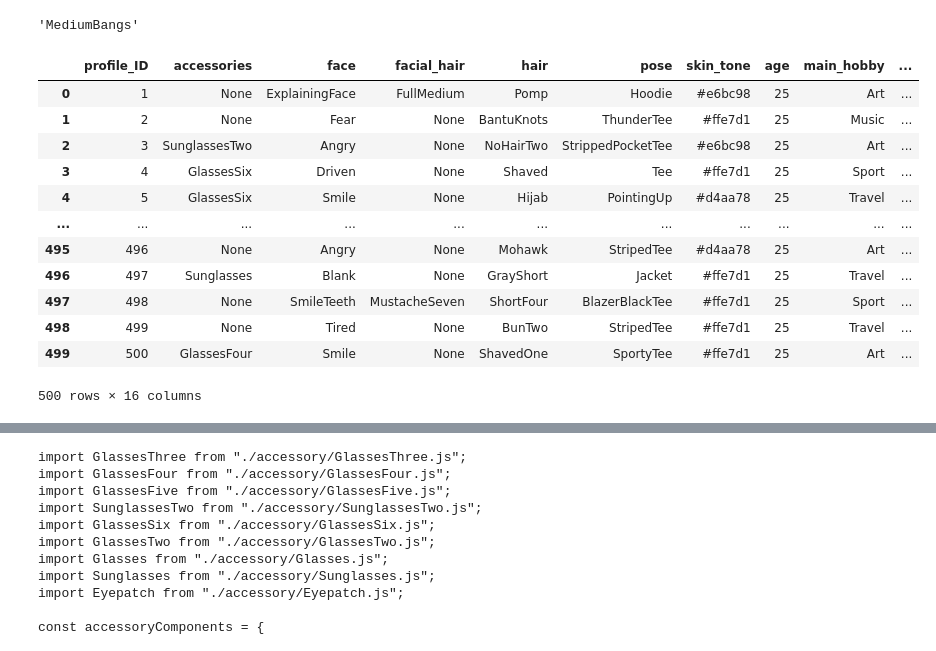
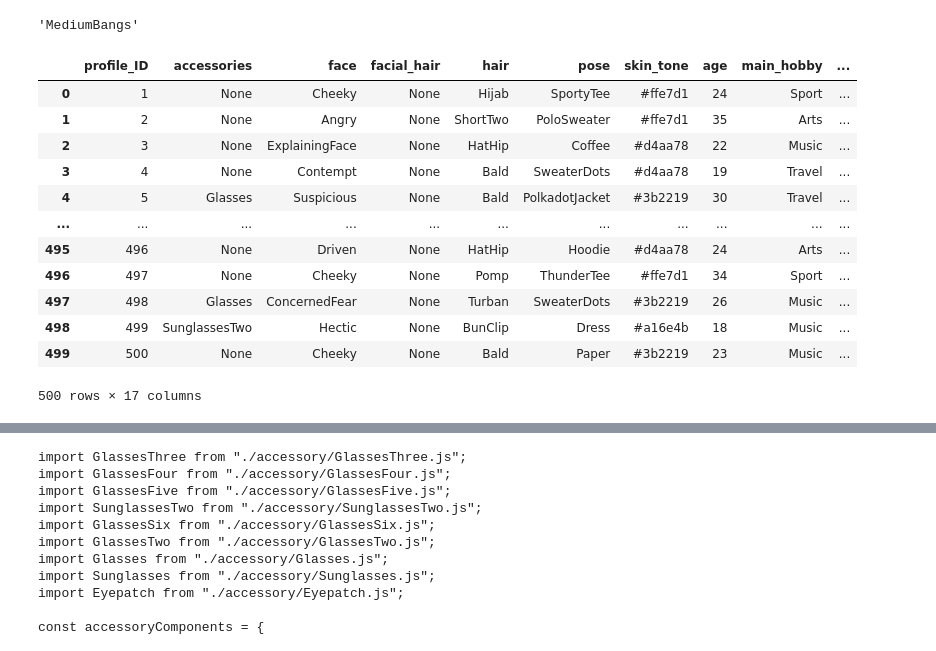
Before and after one commit to sofiahafner/dating-app-experiment, a Jupyter notebook: profiles/ProfileCreation.ipynb, the cells around one changed output, grey strips where cells are left out. Saved outputs shown, nothing was run; the diff lists cells and outputs as text; code cells hidden in the pictures.

```diff
--- a/profiles/ProfileCreation.ipynb
+++ b/profiles/ProfileCreation.ipynb
@@ -235,6 +235,6 @@ hair_traits = {
 # %%
 accessories.pop(accessories.index("Eyepatch"))
-facial_hair.pop(facial_hair.index("MustacheEight"))
+# facial_hair.pop(facial_hair.index("MustacheEight"))
 
 poses.pop(poses.index("Killer"))
 
@@ -263,34 +263,49 @@ clothes_colors = ["#b04337", "#e69722", "#3c9c10", "#6ae8eb", "#2f4491", "#b08dc
 
 hair_colors = ["#4a3726", "#d6ba74", "#bf6008", "#c9c6c3", "#e33bdb", "#70e33b", "#0772de"]
 
+bio_tones = ["fun", "serious"]
 
 hobbies_dict = {
     "Sport": [
         "Tennis", "Soccer", "Basketball", "Baseball", "Volleyball",
         "Swimming", "Cycling", "Running", "Hiking", "Surfing",
         "Snowboarding", "Skiing", "Golf", "Boxing", "Martial Arts",
-        "Rock Climbing", "Horseback Riding", "Bowling", "Yoga", "Pilates"
+        "Rock Climbing", "Horseback Riding", "Bowling", "Yoga", "Pilates",
+        "Cricket", "Badminton", "Table Tennis", "Rugby", "Fishing",
+        "Archery", "Wrestling", "Skateboarding", "Sumo Wrestling", "Kabaddi",
+        "Darts", "Pool", "Horseshoes", "Softball", "Bocce Ball"
     ],
     "Music": [
         "Playing Guitar", "Playing Piano", "Playing Drums", "Singing",
         "Composing Music", "DJing", "Producing Music", "Writing Songs",
         "Attending Concerts", "Listening to Music", "Music Theory Study",
         "Playing Violin", "Playing Saxophone", "Karaoke", "Music Critique",
-        "Playing Flute", "Playing Trumpet", "Playing Cello", "Music Collecting", "Choir Singing"
+        "Playing Flute", "Playing Trumpet", "Playing Cello", "Music Collecting", "Choir Singing",
+        "Playing Sitar", "Playing Tabla", "Playing Djembe", "Reggae Music", "Gospel Singing",
+        "Country Music", "Bluegrass", "Playing Harmonica", "Playing Accordion"
     ],
-    "Art": [
+    "Arts": [
         "Painting", "Drawing", "Sculpting", "Photography",
         "Graphic Design", "Animation", "Calligraphy", "Printmaking",
         "Fashion Design", "Interior Design", "Ceramics", "Woodworking",
         "Jewelry Making", "Digital Art", "Street Art", "Mosaics",
-        "Film Making", "Theater", "Dance", "Architecture"
+        "Film Making", "Theater", "Dance", "Architecture",
+        "Henna Art", "Origami", "Tattoo Art", "Graffiti",
+        "Quilting", "Cross-Stitch", "Metal Sculpture",
+        "Knitting", "Crocheting", "Embroidery", "Sewing", "Quilting",
+        "Pottery", "Origami", "Paper Crafting", "Scrapbooking",
+        "Soap Making", "Beadwork", "Macrame", "Basket Weaving",
+        "Weaving", "Model Building", "Tapestry", "Metalworking",
+        "Wood Carving", "Furniture Making", "Model Railroading"
     ],
     "Travel": [
         "Backpacking", "Cruising", "Road Tripping", "Mountain Climbing",
         "Cultural Tourism", "Eco-Tourism", "Adventure Tourism", "Volunteer Tourism",
         "Historical Tourism", "Luxury Travel", "Camping", "Beach Holidays",
         "City Breaks", "Safari", "Ski Trips", "Food Tourism",
-        "Island Hopping", "Scuba Diving", "Spa Visits", "Business Travel"
+        "Island Hopping", "Scuba Diving", "Spa Visits", "Business Travel",
+        "Pilgrimage", "Rural Tourism", "Home Stays", "Train Travel", "Agritourism",
+        "RV Travel", "Fishing Trips", "Hunting Trips", "Amusement Parks"
     ]
 }
 # %%
@@ -300,49 +315,51 @@ df = pd.DataFrame({'profile_ID': range(1, 501)})
 def assign_peep_features(row):
     peep_accessories = random.choice(accessories) if random.random() > 0.7 else "None"
     peep_face = random.choice(faces)
-    peep_facial_hair = random.choice(facial_hair) if random.random() > 0.8 else "None"
+    peep_facial_hair = random.choice(facial_hair) if random.random() > 0.7 else "None"
     peep_hair = random.choice(hair)
     peep_pose = random.choice(poses)
-    main_hobby = random.choice(["Sport", "Music", "Art", "Travel"])
+    main_hobby = random.choice(["Sport", "Music", "Arts", "Travel"])
     skin_tone = random.choice(skin_tones)
-    age = 25
+    age = random.randint(18, 40)
     hobby_1 = random.choice(hobbies_dict[main_hobby])
     hobby_2 = random.choice(hobbies_dict[main_hobby])
     hair_color = random.choice(hair_colors)
     clothes_color = random.choice(clothes_colors)
+    bio_tone = random.choice(bio_tones)
 
     return pd.Series({
         'accessories': peep_accessories,
         'face': peep_face,
         'facial_hair': peep_facial_hair,
         'hair': peep_hair,
         'pose': peep_pose,
         'skin_tone': skin_tone,
         'age': age,
         'main_hobby': main_hobby,
         'hobby_1': hobby_1,
         'hobby_2': hobby_2,
         'hair_color' : hair_color,
-        'clothes_color' : clothes_color
+        'clothes_color' : clothes_color,
+        'bio_tone' : bio_tone
 
     })
 
-df[['accessories', 'face', 'facial_hair', 'hair', 'pose', 'skin_tone', 'age', 'main_hobby', 'hobby_1', 'hobby_2', 'hair_color', 'clothes_color' ]] = df.apply(assign_peep_features, axis=1)
+df[['accessories', 'face', 'facial_hair', 'hair', 'pose', 'skin_tone', 'age', 'main_hobby', 'hobby_1', 'hobby_2', 'hair_color', 'clothes_color', 'bio_tone' ]] = df.apply(assign_peep_features, axis=1)
 df['hair_short'] = df['hair'].apply(lambda x: hair_traits.get(x, {}).get('short', False))
 df['hair_curly'] = df['hair'].apply(lambda x: hair_traits.get(x, {}).get('curly', False))
 df['hair_braided'] = df['hair'].apply(lambda x: hair_traits.get(x, {}).get('braided', False))
 df
 # %% [output]
 |  | profile_ID | accessories | face | facial_hair | hair | pose | skin_tone | age | main_hobby | ... |
-| 0 | 1 | None | ExplainingFace | FullMedium | Pomp | Hoodie | #e6bc98 | 25 | Art | ... |
-| 1 | 2 | None | Fear | None | BantuKnots | ThunderTee | #ffe7d1 | 25 | Music | ... |
-| 2 | 3 | SunglassesTwo | Angry | None | NoHairTwo | StrippedPocketTee | #e6bc98 | 25 | Art | ... |
-| 3 | 4 | GlassesSix | Driven | None | Shaved | Tee | #ffe7d1 | 25 | Sport | ... |
-| 4 | 5 | GlassesSix | Smile | None | Hijab | PointingUp | #d4aa78 | 25 | Travel | ... |
+| 0 | 1 | None | Cheeky | None | Hijab | SportyTee | #ffe7d1 | 24 | Sport | ... |
+| 1 | 2 | None | Angry | None | ShortTwo | PoloSweater | #ffe7d1 | 35 | Arts | ... |
+| 2 | 3 | None | ExplainingFace | None | HatHip | Coffee | #d4aa78 | 22 | Music | ... |
+| 3 | 4 | None | Contempt | None | Bald | SweaterDots | #d4aa78 | 19 | Travel | ... |
+| 4 | 5 | Glasses | Suspicious | None | Bald | PolkadotJacket | #3b2219 | 30 | Travel | ... |
 | ... | ... | ... | ... | ... | ... | ... | ... | ... | ... | ... |
-| 495 | 496 | None | Angry | None | Mohawk | StripedTee | #d4aa78 | 25 | Art | ... |
-| 496 | 497 | Sunglasses | Blank | None | GrayShort | Jacket | #ffe7d1 | 25 | Travel | ... |
-| 497 | 498 | None | SmileTeeth | MustacheSeven | ShortFour | BlazerBlackTee | #ffe7d1 | 25 | Sport | ... |
-| 498 | 499 | None | Tired | None | BunTwo | StripedTee | #ffe7d1 | 25 | Travel | ... |
-| 499 | 500 | GlassesFour | Smile | None | ShavedOne | SportyTee | #ffe7d1 | 25 | Art | ... |
+| 495 | 496 | None | Driven | None | HatHip | Hoodie | #d4aa78 | 24 | Arts | ... |
+| 496 | 497 | None | Cheeky | None | Pomp | ThunderTee | #ffe7d1 | 34 | Sport | ... |
+| 497 | 498 | Glasses | ConcernedFear | None | Turban | SweaterDots | #3b2219 | 26 | Music | ... |
+| 498 | 499 | SunglassesTwo | Hectic | None | BunClip | Dress | #a16e4b | 18 | Music | ... |
+| 499 | 500 | None | Cheeky | None | Bald | Paper | #3b2219 | 23 | Music | ... |
-500 rows × 16 columns
+500 rows × 17 columns
```
Also changed, not shown: parts of 4 cells of this notebook, 4 other files.
